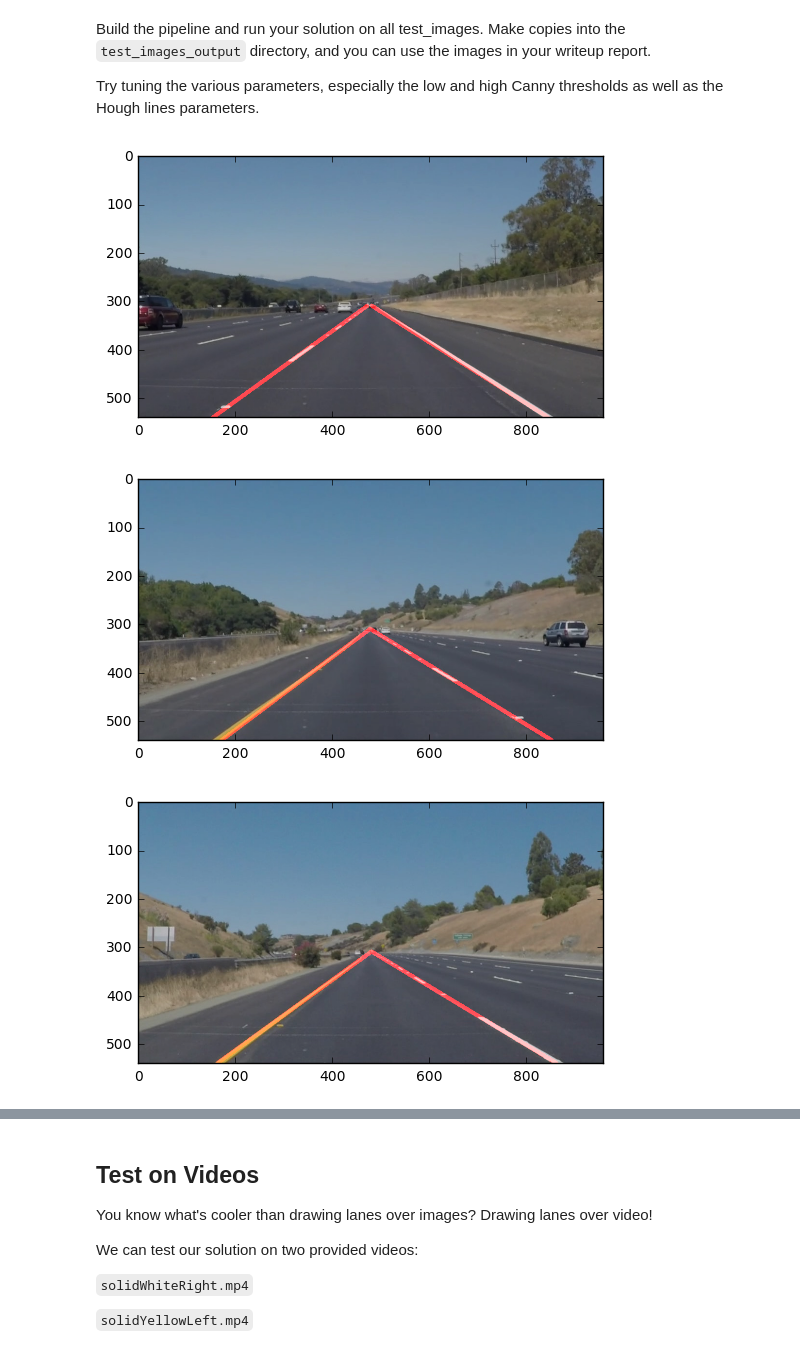
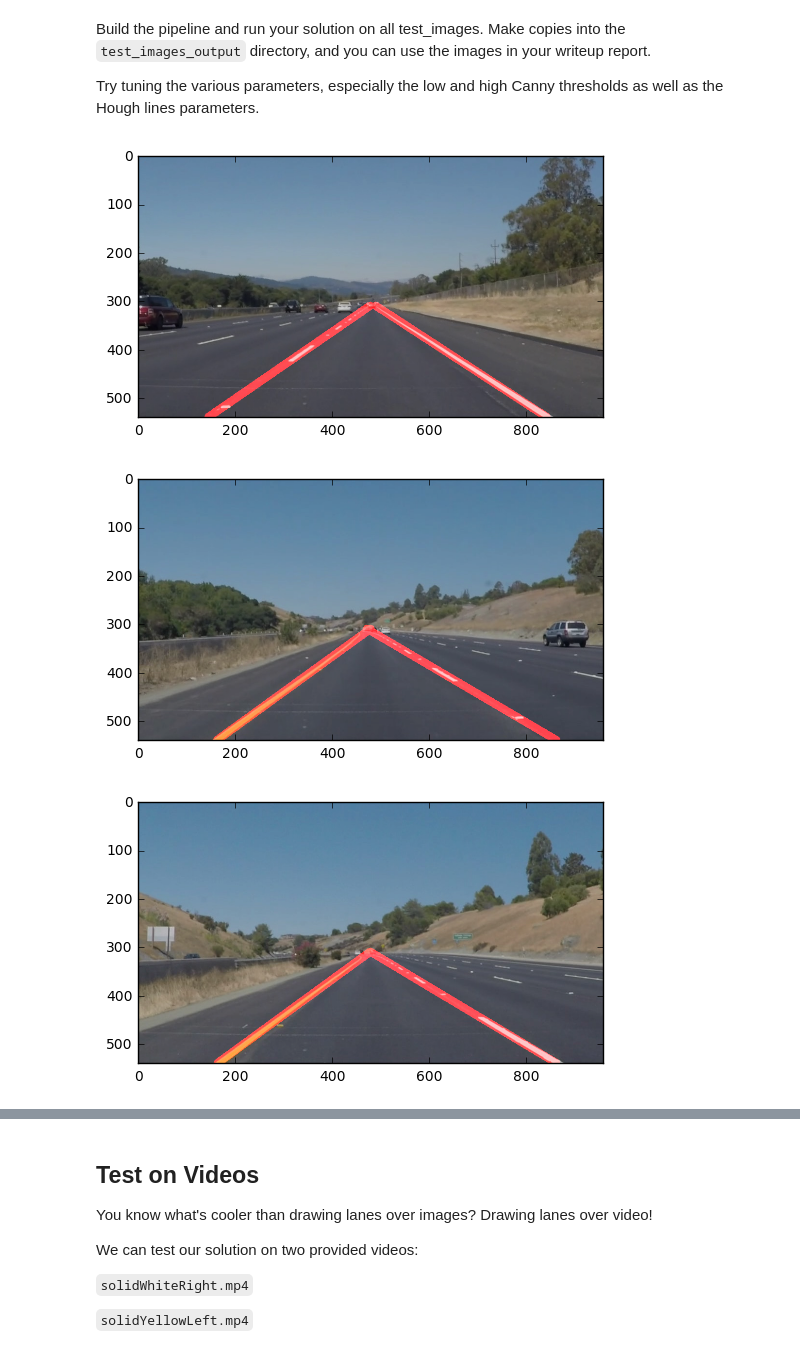
Before and after one commit to jamestouri/Lane-Finder, a Jupyter notebook: P1.ipynb, the cells around one changed output, grey strips where cells are left out. Saved outputs shown, nothing was run; the diff lists cells and outputs as text; code cells hidden in the pictures.

Commit message:
Changes with the vertices

```diff
--- a/P1.ipynb
+++ b/P1.ipynb
@@ -128,7 +128,7 @@ def region_of_interest(img, vertices):
     return masked_image
 
 
-def draw_lines(img, lines, color=[255, 0, 0], thickness=7):
+def draw_lines(img, lines, color=[255, 0, 0], thickness=11):
     """
     NOTE: this is the function you might want to use as a starting point once you want to
     average/extrapolate the line segments you detect to map out the full
@@ -254,36 +254,36 @@ for i, image_part in enumerate(os.listdir('test_images/')):
     1.
     #Apply grayscale
     gray = grayscale(image)
 
     #kernel for gaussian
     kernel_measure = 3
     the_gaussian = gaussian_blur(gray, kernel_measure)
 
     #Canny Detection
     chosen_low_threshold = 50
     chosen_high_threshold = 150
     the_canny = canny(the_gaussian, chosen_low_threshold, chosen_high_threshold)
 
     # This time we are defining a four sided polygon to mask
-    imshape = image.shape
-    first_vertices = np.array([[(20,image.shape[0]),(450, 310), (490, 310), (image.shape[1],image.shape[0])]], dtype=np.int32)
+    new_imshape = the_canny.shape
+    first_vertices = np.array([[(0,new_imshape[0]),(450, 310), (490, 310), (new_imshape[1], new_imshape[0])]], dtype=np.int32)
     the_masked_interest = region_of_interest(the_canny, first_vertices)
 
     #The Hough Lines
     rho1 = 3 # distance resolution in pixels of the Hough grid
     theta1 = np.pi/180 # angular resolution in radians of the Hough grid
     threshold1 = 15     # minimum number of votes (intersections in Hough grid cell)
     min_line_length1 = 40 #minimum number of pixels making up a line
     max_line_gap1 = 20    # maximum gap in pixels between connectable line segments
 
     the_hough = hough_lines(the_masked_interest, rho1, theta1, threshold1, min_line_length1, max_line_gap1)
     color_edges = np.dstack((the_canny, the_canny, the_canny))
 
     lane_result = weighted_img(the_hough, image)
     plt.imshow(lane_result)
     plt.show()
 # %% [output]
-[figure, old version]
+[figure, new version]
-[figure, old version]
+[figure, new version]
 [figure]
 [figure]
```
Also changed, not shown: parts of 6 cells of this notebook.
